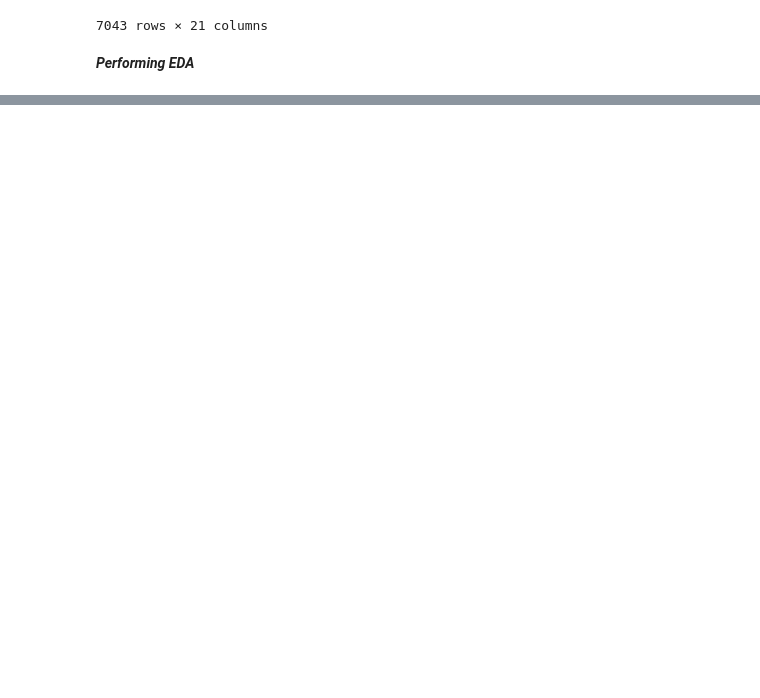
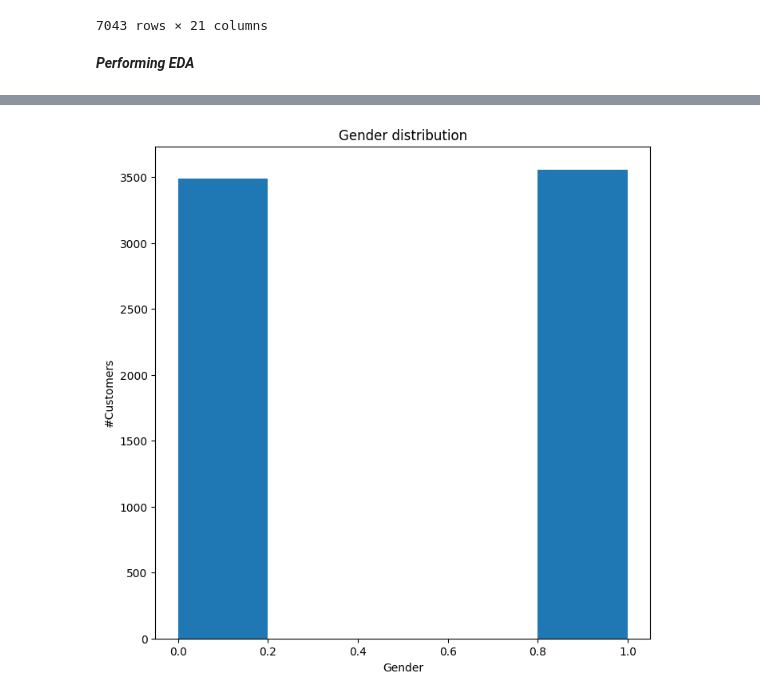
Before and after one commit to SIRuqayyah/Customer-Churn-Analysis, a Jupyter notebook: customer_churn_Analysis.ipynb, the cells around one changed output, grey strips where cells are left out. Cells and saved outputs as stored; diff of their text form; code cells hidden in the pictures; blank space fills up the shorter version.

```diff
--- a/customer_churn_Analysis.ipynb
+++ b/customer_churn_Analysis.ipynb
@@ -215,3 +215,18 @@ customertable.describe()
 | 50% | 1.000000 | 0.000000 | 0.000000 | 29.000000 | 1.000000 | 1.000000 | 1.000000 | 1.000000 | ... |
 | 75% | 1.000000 | 0.000000 | 1.000000 | 55.000000 | 1.000000 | 2.000000 | 2.000000 | 2.000000 | ... |
 | max | 1.000000 | 1.000000 | 1.000000 | 72.000000 | 1.000000 | 2.000000 | 2.000000 | 2.000000 | ... |
+# %%
+import matplotlib.pyplot as plt
+#Plots in matplotlib reside within a figure object, use plt.figure to create new figure
+fig = plt.figure(figsize=(8,8))
+#Create one or more subplots using add_subplot, because you can't create blank figure
+ax = fig.add_subplot(1,1,1)
+#Variable
+ax.hist(customertable['gender'],bins = 5)
+#Labels and Tit
+plt.title('Gender distribution')
+plt.xlabel('Gender')
+plt.ylabel('#Customers')
+plt.show()
+# %% [output]
+[figure, added]
```
Also changed, not shown: parts of 4 cells of this notebook.
